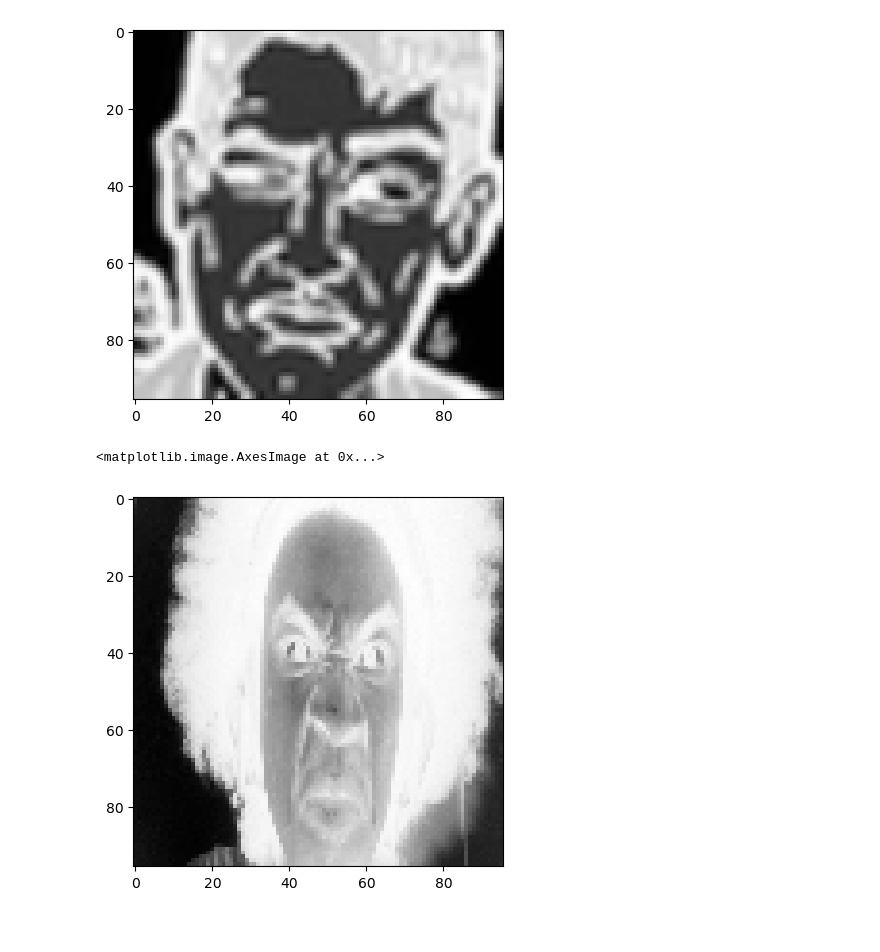
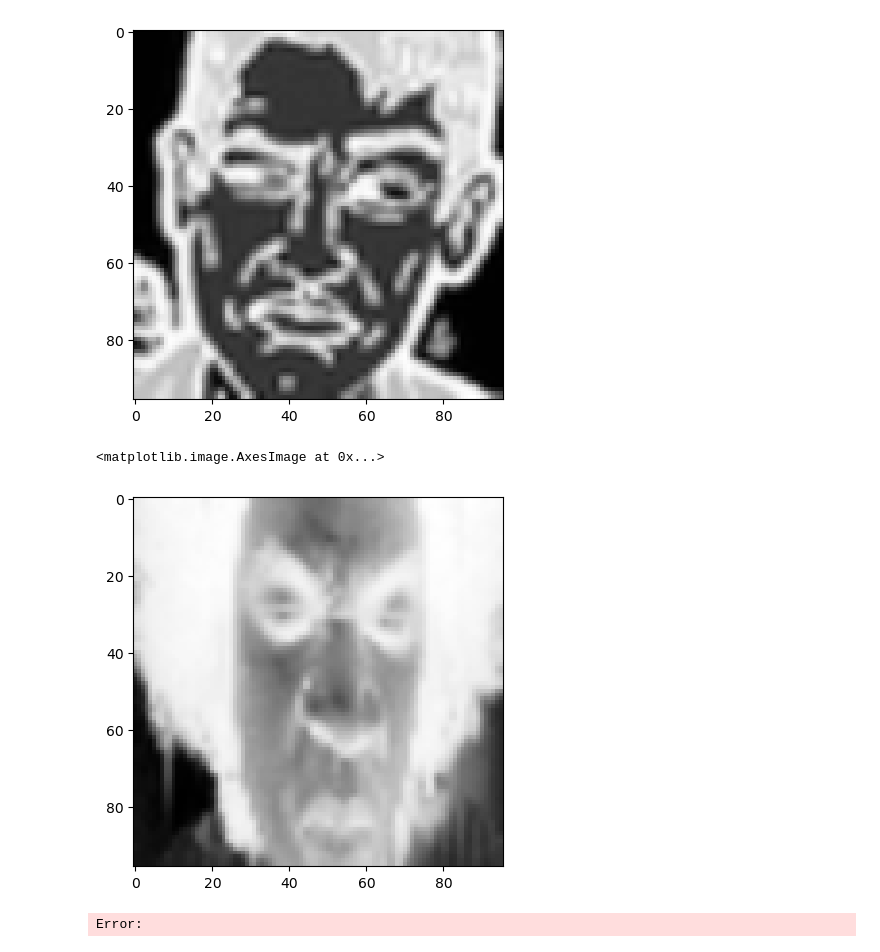
Before and after one commit to AdejuwonF/HPML-Final, a Jupyter notebook: scratch.ipynb, the cells around one changed output. Drawn from its saved outputs; the diff is of its cells as text; code cells hidden in the pictures.

```diff
--- a/scratch.ipynb
+++ b/scratch.ipynb
@@ -48,19 +48,21 @@ plt.imshow(data[idx].permute(1, 2, 0).numpy(), cmap="Greys")
 # %%
 import cv2
 cv2.namedWindow("preview")
 vc = cv2.VideoCapture(0)
 cv_transform = transforms.Normalize((0.5), (0.5))
 
 if vc.isOpened(): # try to get the first frame
     rval, frame = vc.read()
 else:
     rval = False
 grayscale = cv2.cvtColor(frame, cv2.COLOR_BGR2GRAY)
+grayscale = cv2.resize(grayscale, (48, 48))
 grayscale = cv2.resize(grayscale, (96, 96))
 grayscale = torch.from_numpy(grayscale).float()
 grayscale = torch.unsqueeze(torch.unsqueeze(grayscale, 0), 0)
 grayscale = cv_transform(grayscale)
 plt.imshow(grayscale[0].permute(1, 2, 0).numpy(), cmap="Greys")
 # %% [output]
 <matplotlib.image.AxesImage at 0x...>
-[figure, old version]
+[figure, new version]
+Error:
```
Also changed, not shown: 8 other files.
